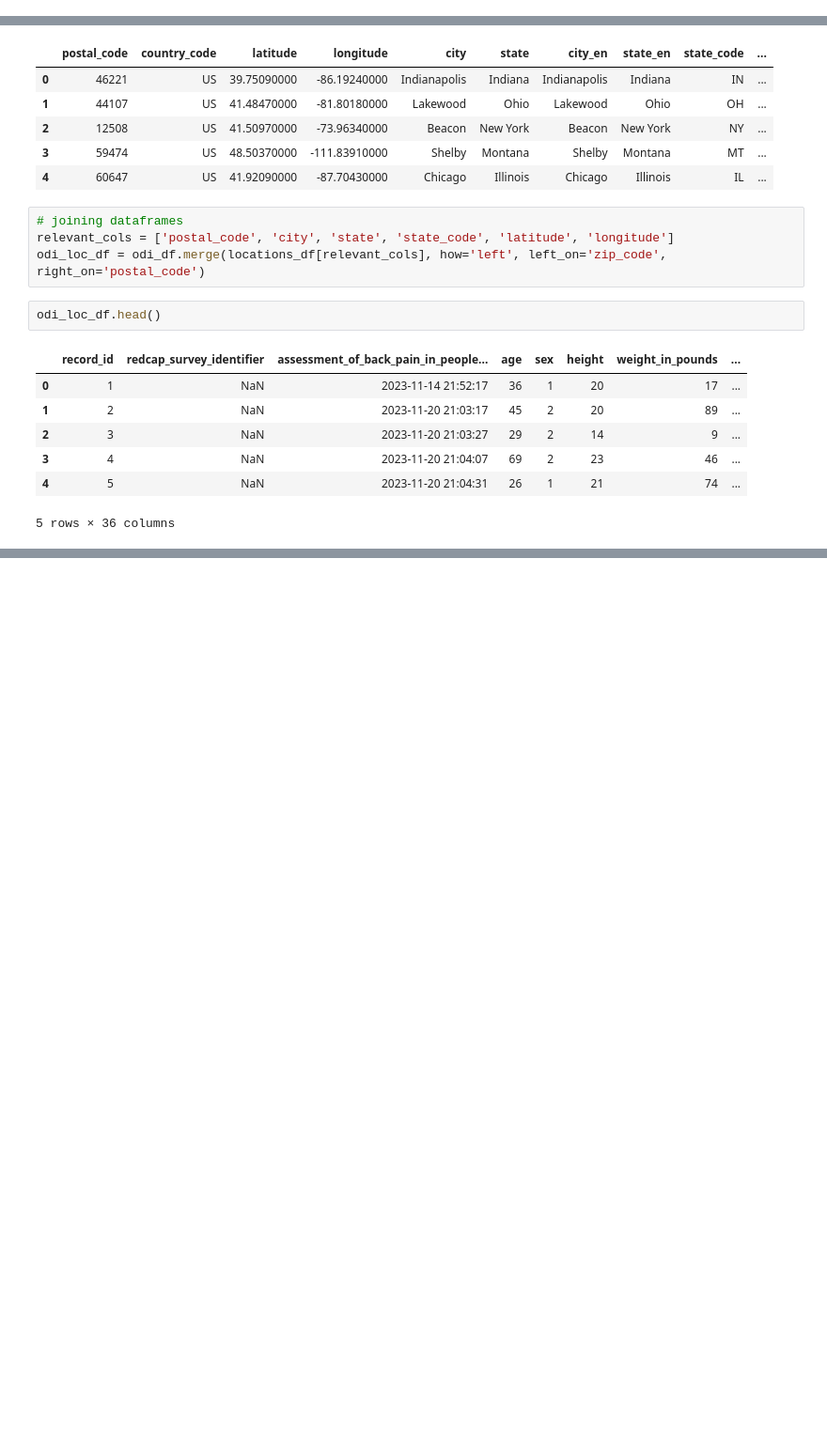
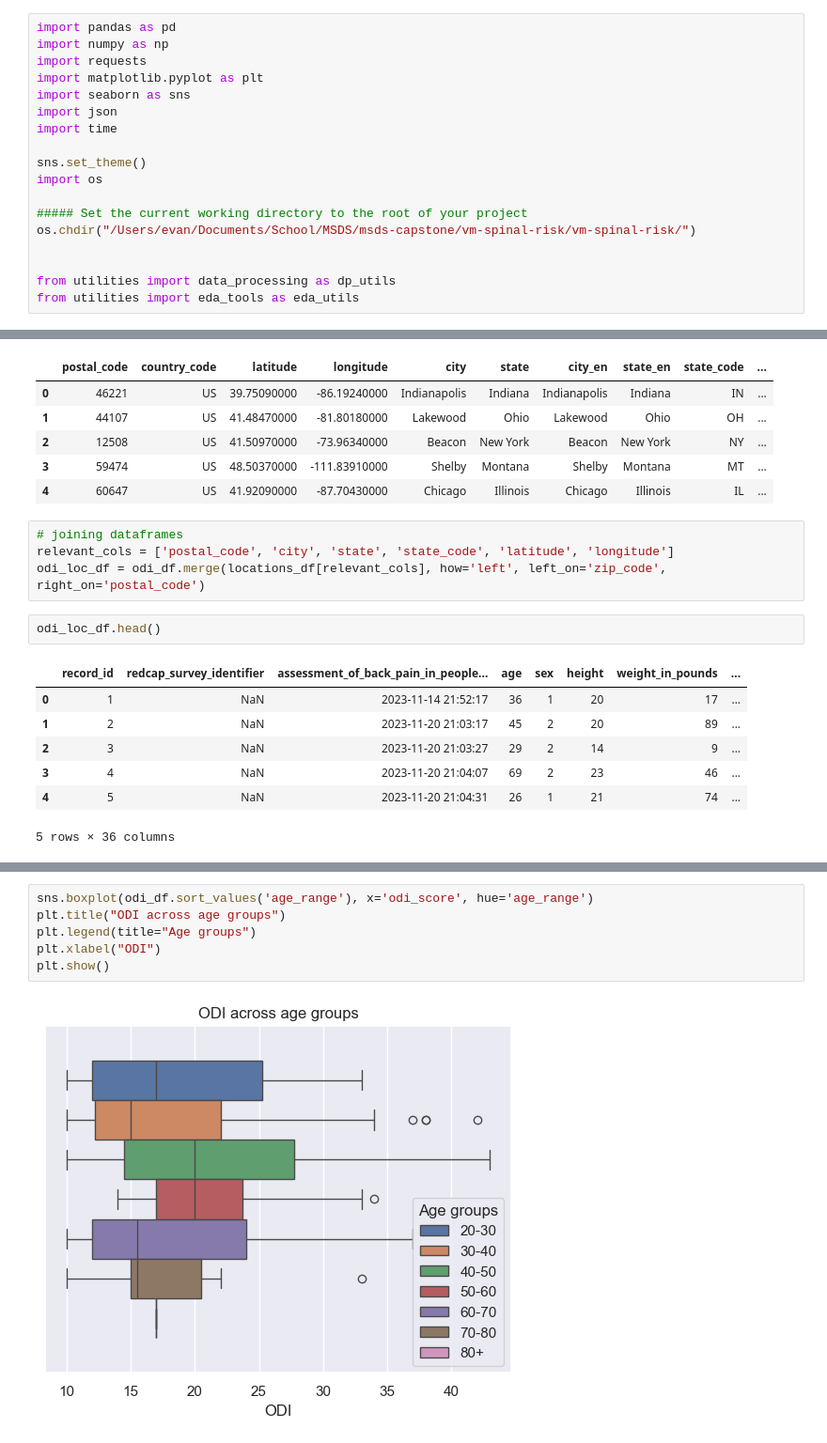
Before and after one commit to evanyfyip/vm-spinal-risk, a Jupyter notebook: vm-spinal-risk/notebooks/normative_odi_eda.ipynb, the cells around one changed output, grey strips where cells are left out. Shown at 94% size. Saved outputs shown, nothing was run; the diff lists cells and outputs as text; blank space fills up the shorter version.

```diff
--- a/vm-spinal-risk/notebooks/normative_odi_eda.ipynb
+++ b/vm-spinal-risk/notebooks/normative_odi_eda.ipynb
@@ -86 +21,19 @@ def convert_cols_to_numeric(df, exclude_cols):
+# %%
+import pandas as pd
+import numpy as np
+import requests
+import matplotlib.pyplot as plt
+import seaborn as sns
+import json
+import time
+
+sns.set_theme()
+import os
+
+##### Set the current working directory to the root of your project
+os.chdir("/Users/evan/Documents/School/MSDS/msds-capstone/vm-spinal-risk/vm-spinal-risk/")
+
+
+from utilities import data_processing as dp_utils
+from utilities import eda_tools as eda_utils
 # %%
@@ -258,0 +345,8 @@ odi_loc_df.head()
+# %%
+sns.boxplot(odi_df.sort_values('age_range'), x='odi_score', hue='age_range')
+plt.title("ODI across age groups")
+plt.legend(title="Age groups")
+plt.xlabel("ODI")
+plt.show()
+# %% [output]
+[figure, added]
```
Also changed, not shown: parts of 20 cells of this notebook, 4 other files.
